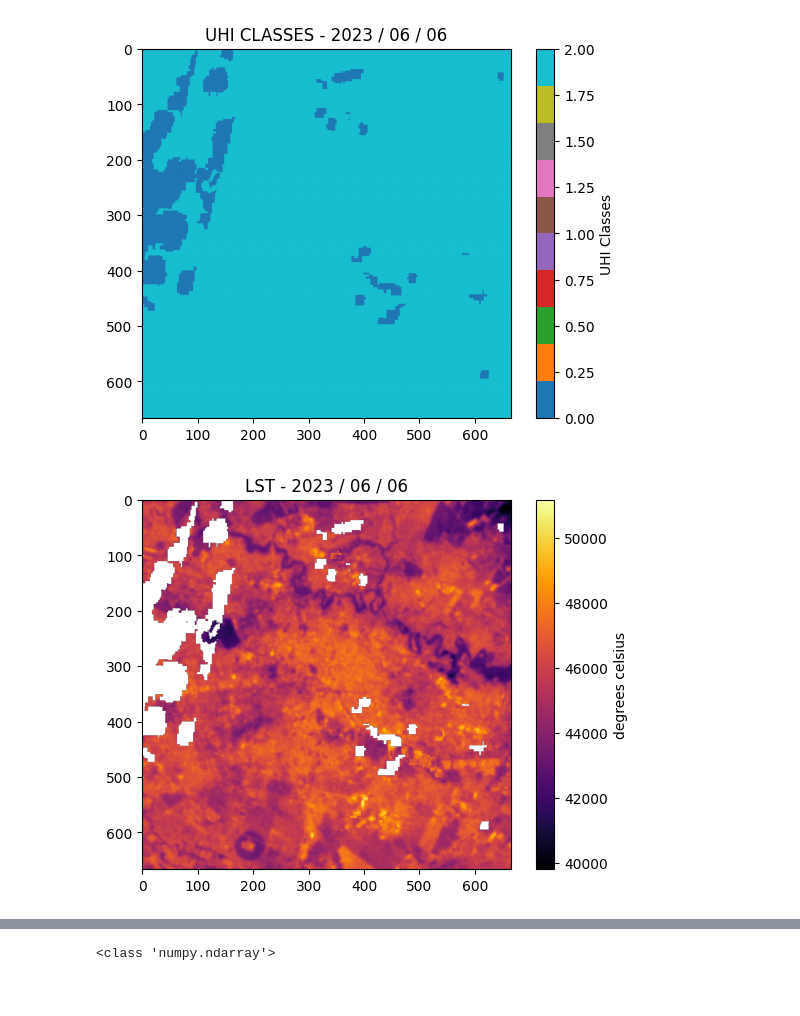
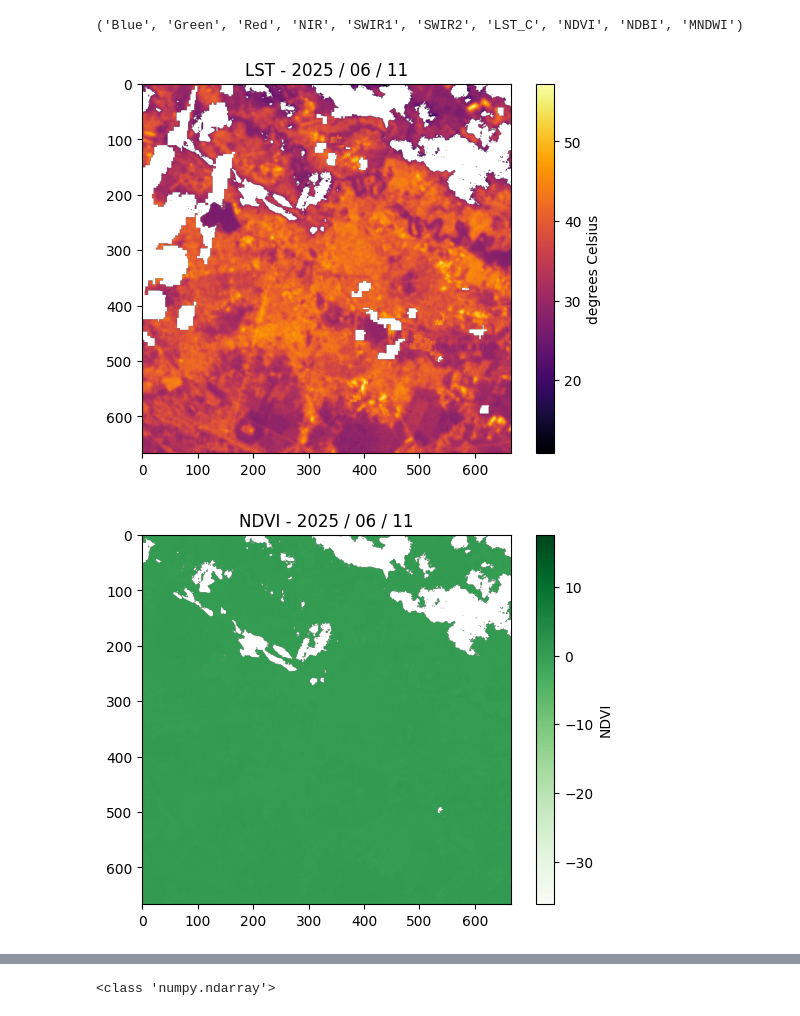
Before and after one commit to adrianmanta02/UHI-Model, a Jupyter notebook: uhi2.ipynb, the cells around one changed output, grey strips where cells are left out. Saved outputs shown, nothing was run; the diff lists cells and outputs as text; code cells hidden in the pictures.

```diff
--- a/uhi2.ipynb
+++ b/uhi2.ipynb
@@ -113,21 +172,40 @@ Successfully installed anywidget-0.9.18 bqplot-0.12.45 branca-0.8.1 eerepr-0.1.2
 # %%
 import rasterio
 import matplotlib.pyplot as plt
 import numpy as np
 
-with rasterio.open("labels_20230606.tif") as src:
+with rasterio.open("assets/features_20250611.tif") as src:
+    print(src.descriptions) #- ('Blue', 'Green', 'Red', 'NIR', 'SWIR1', 'SWIR2', 'LST_C', 'NDVI', 'NDBI', 'MNDWI')
+                              # - 0         1        2     3      4         5         6       7       8       9
+    feature = src.read()
+lst_feature = feature[6]
+plt.imshow(lst_feature, cmap = 'inferno')
+plt.title('LST - 2025 / 06 / 11')
+plt.colorbar(label = "degrees Celsius")
+plt.show()
+
+ndvi_feature = feature[7]
+plt.imshow(ndvi_feature, cmap = 'Greens')
+plt.colorbar(label = 'NDVI')
+plt.title("NDVI - 2025 / 06 / 11")
+plt.show()
+
+ndbi_feature = feature[8]
+plt.imshow(ndbi_feature, cmap = 'Oranges')
+plt.colorbar(label = 'NDBI')
+plt.title('NDBI - 2025 / 06 / 11')
+plt.show()
+
+with rasterio.open('assets/labels_20250611.tif') as src:
     label = src.read(1)
-    plt.imshow(label, cmap = 'tab10', vmin = 0, vmax = 2)
-    plt.title('UHI CLASSES - 2023 / 06 / 06')
-    plt.colorbar(label = "UHI Classes")
-    plt.show()
 
-with rasterio.open("features_20230606.tif") as src:
-    lst = src.read(1)
-    plt.imshow(lst, cmap = "inferno") # heatmap
-    plt.colorbar(label = "degrees celsius")
-    plt.title('LST - 2023 / 06 / 06')
-    plt.show()
+label_masked = np.where(label == 0, np.nan, label)
+#                       condition   value if true value if false
+plt.imshow(label_masked, cmap = 'tab10', vmin = 0, vmax = 2)
+plt.title('UHI CLASSES - 2025 / 06 / 11')
+plt.colorbar(label = 'UHI Classes')
+plt.show()
 # %% [output]
+('Blue', 'Green', 'Red', 'NIR', 'SWIR1', 'SWIR2', 'LST_C', 'NDVI', 'NDBI', 'MNDWI')
-[figure, old version]
+[figure, new version]
-[figure, old version]
+[figure, new version]
```
Also changed, not shown: parts of 27 cells of this notebook, 23 other files.
